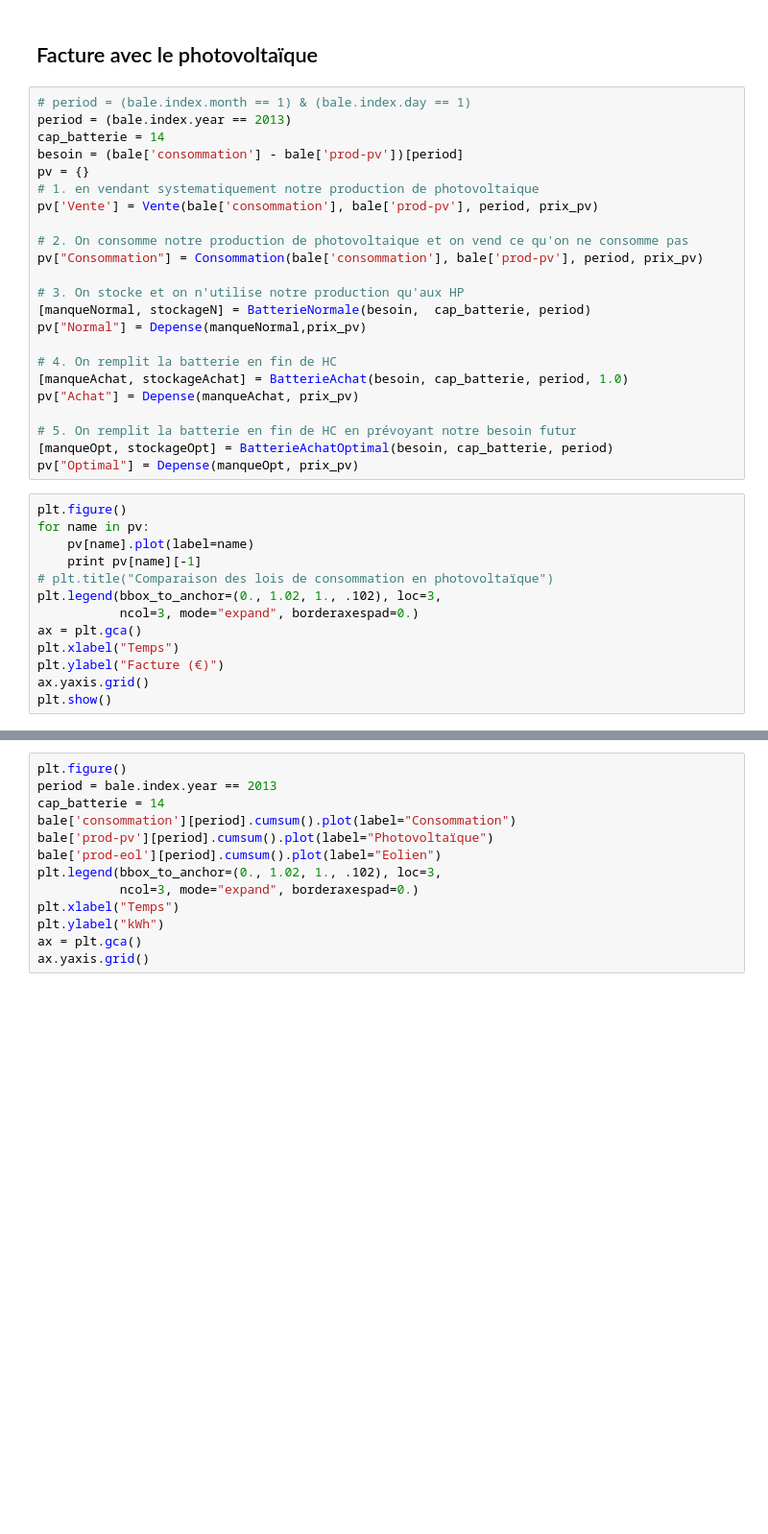
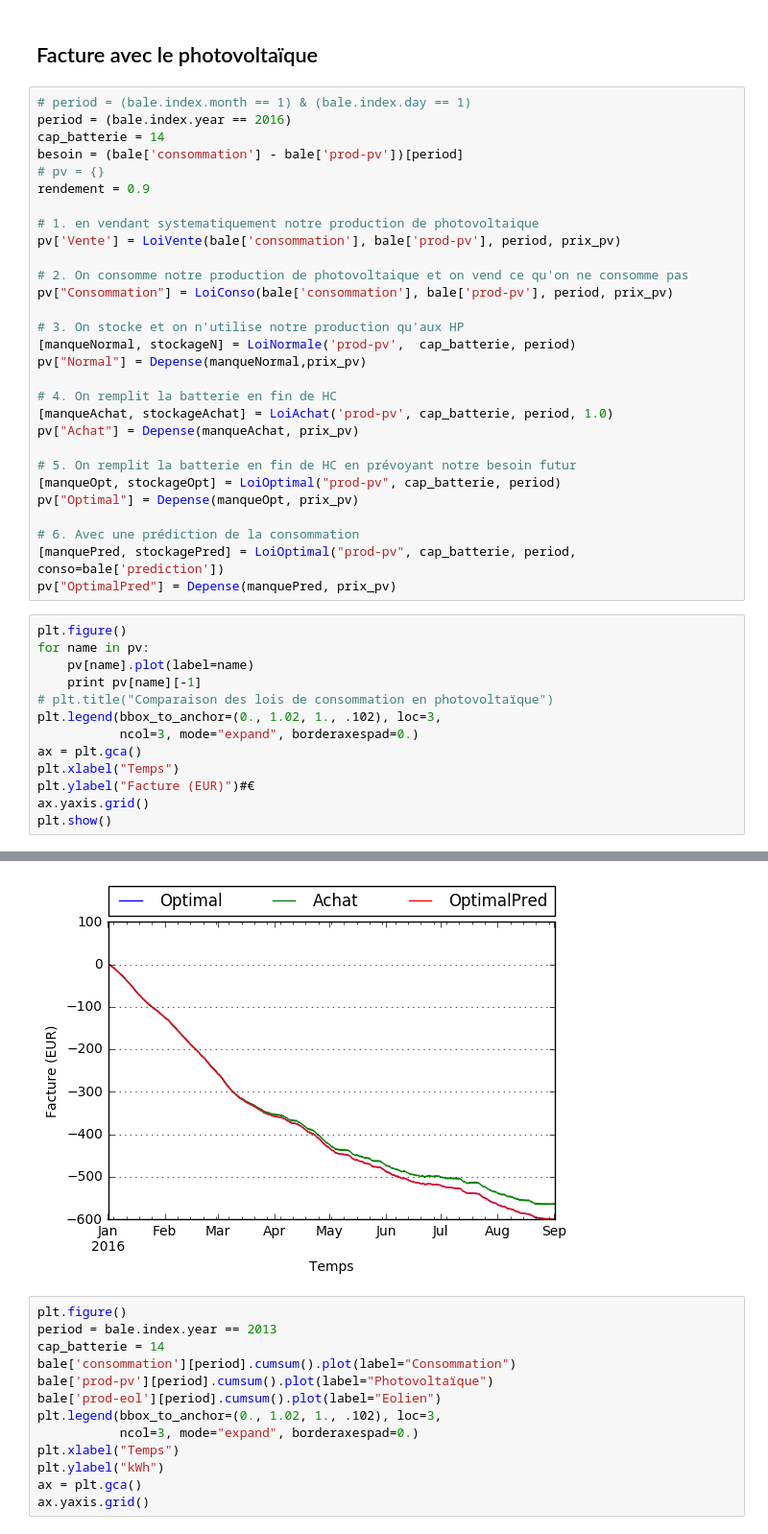
Before and after one commit to guhur/prod-electricite, a Jupyter notebook: simulations.ipynb, the cells around one changed output, grey strips where cells are left out. Shown at 96% size. Drawn from its saved outputs; the diff is of its cells as text; blank space fills up the shorter version.

```diff
--- a/simulations.ipynb
+++ b/simulations.ipynb
@@ -410,27 +458,33 @@ ax.yaxis.grid()
 ## Facture avec le photovoltaïque
 # %%
 # period = (bale.index.month == 1) & (bale.index.day == 1)
-period = (bale.index.year == 2013)
+period = (bale.index.year == 2016)
 cap_batterie = 14
 besoin = (bale['consommation'] - bale['prod-pv'])[period]
-pv = {}
+# pv = {}
+rendement = 0.9
+
 # 1. en vendant systematiquement notre production de photovoltaique
-pv['Vente'] = Vente(bale['consommation'], bale['prod-pv'], period, prix_pv)
+pv['Vente'] = LoiVente(bale['consommation'], bale['prod-pv'], period, prix_pv)
 
 # 2. On consomme notre production de photovoltaique et on vend ce qu'on ne consomme pas
-pv["Consommation"] = Consommation(bale['consommation'], bale['prod-pv'], period, prix_pv)
+pv["Consommation"] = LoiConso(bale['consommation'], bale['prod-pv'], period, prix_pv)
 
 # 3. On stocke et on n'utilise notre production qu'aux HP
-[manqueNormal, stockageN] = BatterieNormale(besoin,  cap_batterie, period)
+[manqueNormal, stockageN] = LoiNormale('prod-pv',  cap_batterie, period)
 pv["Normal"] = Depense(manqueNormal,prix_pv)
 
 # 4. On remplit la batterie en fin de HC
-[manqueAchat, stockageAchat] = BatterieAchat(besoin, cap_batterie, period, 1.0)
+[manqueAchat, stockageAchat] = LoiAchat('prod-pv', cap_batterie, period, 1.0)
 pv["Achat"] = Depense(manqueAchat, prix_pv)
 
 # 5. On remplit la batterie en fin de HC en prévoyant notre besoin futur
-[manqueOpt, stockageOpt] = BatterieAchatOptimal(besoin, cap_batterie, period)
+[manqueOpt, stockageOpt] = LoiOptimal("prod-pv", cap_batterie, period)
 pv["Optimal"] = Depense(manqueOpt, prix_pv)
+
+# 6. Avec une prédiction de la consommation
+[manquePred, stockagePred] = LoiOptimal("prod-pv", cap_batterie, period, conso=bale['prediction'])
+pv["OptimalPred"] = Depense(manquePred, prix_pv)
 # %%
 plt.figure()
 for name in pv:
@@ -441,7 +495,7 @@ plt.legend(bbox_to_anchor=(0., 1.02, 1., .102), loc=3,
            ncol=3, mode="expand", borderaxespad=0.)
 ax = plt.gca()
 plt.xlabel("Temps")
-plt.ylabel("Facture (€)")
+plt.ylabel("Facture (EUR)")#€
 ax.yaxis.grid()
 plt.show()
 # %% [output]
@@ -453,3 +505,4 @@ plt.show()
+[figure, added]
 # %%
 plt.figure()
 period = bale.index.year == 2013
```
Also changed, not shown: parts of 18 cells of this notebook, 1 other file.
